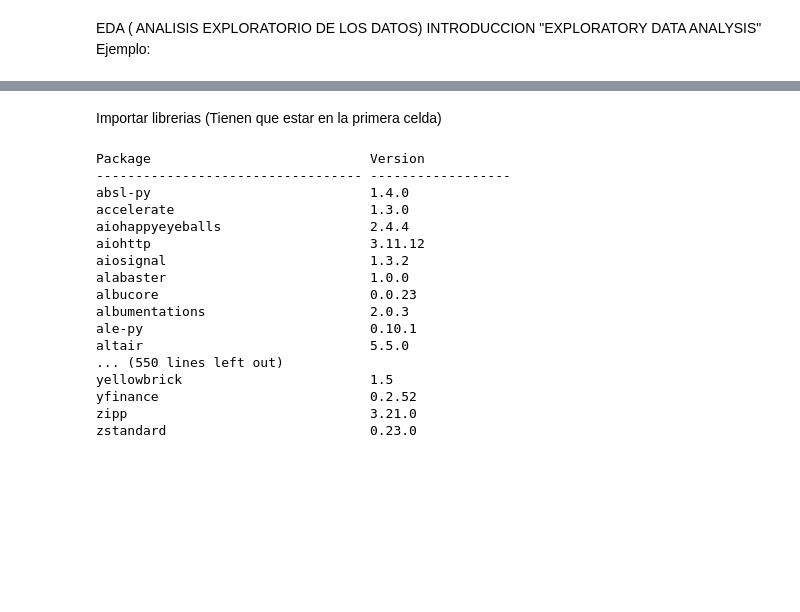
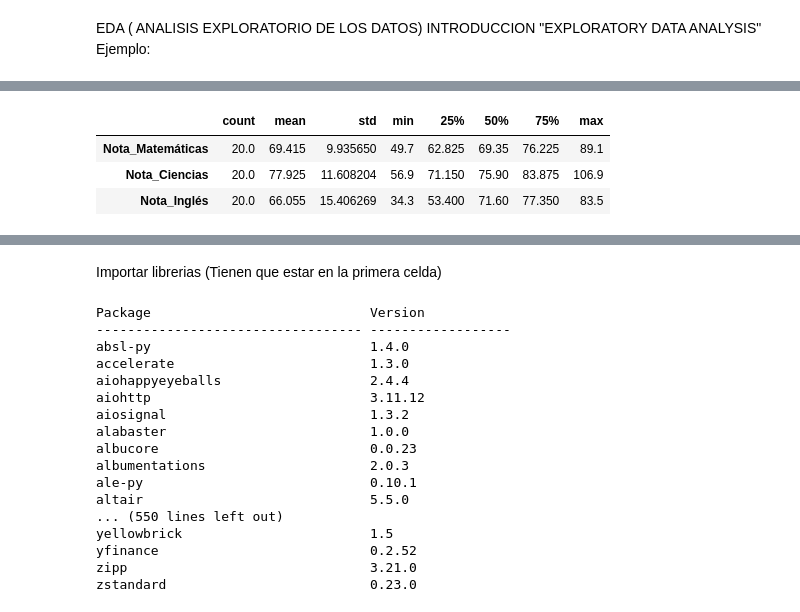
Before and after one commit to IVANV341/Curso-inteligencia-artificial, a Jupyter notebook: EDA_Apuntes_de_clase.ipynb, the cells around one changed output, grey strips where cells are left out. Saved outputs shown, nothing was run; the diff lists cells and outputs as text; code cells hidden in the pictures; blank space fills up the shorter version.

```diff
--- a/EDA_Apuntes_de_clase.ipynb
+++ b/EDA_Apuntes_de_clase.ipynb
@@ -5,0 +8,14 @@ Ejemplo:
+# %%
+import pandas as pd
+import numpy as np
+
+# Crear un dataset simulado
+np.random.seed(42)
+data = {
+    "Estudiante": [f"E{i}" for i in range(1, 21)],
+    "Edad": np.random.randint(18, 25, size=20),
+    "Género": np.random.choice(["Femenino", "Masculino"], size=20),
+    "Nota_Matemáticas": np.random.normal(70, 10, size=20).round(1),
+    "Nota_Ciencias": np.random.normal(75, 12, size=20).round(1),
+    "Nota_Inglés": np.random.normal(65, 15, size=20).round(1),
+}
@@ -5,0 +26,6 @@ Ejemplo:
+# %%
+df = pd.DataFrame(data)
+
+# Mostrar el dataset
+print(df.head())
+ # es un diccionario#
@@ -5,0 +64,9 @@ Ejemplo:
+# %%
+df.describe(include= 'float').T
+
+#el .T es para cambiar filas por columnas
+# %% [output]
+|  | count | mean | std | min | 25% | 50% | 75% | max |
+| Nota_Matemáticas | 20.0 | 69.415 | 9.935650 | 49.7 | 62.825 | 69.35 | 76.225 | 89.1 |
+| Nota_Ciencias | 20.0 | 77.925 | 11.608204 | 56.9 | 71.150 | 75.90 | 83.875 | 106.9 |
+| Nota_Inglés | 20.0 | 66.055 | 15.406269 | 34.3 | 53.400 | 71.60 | 77.350 | 83.5 |
```
Also changed, not shown: parts of 9 cells of this notebook.
